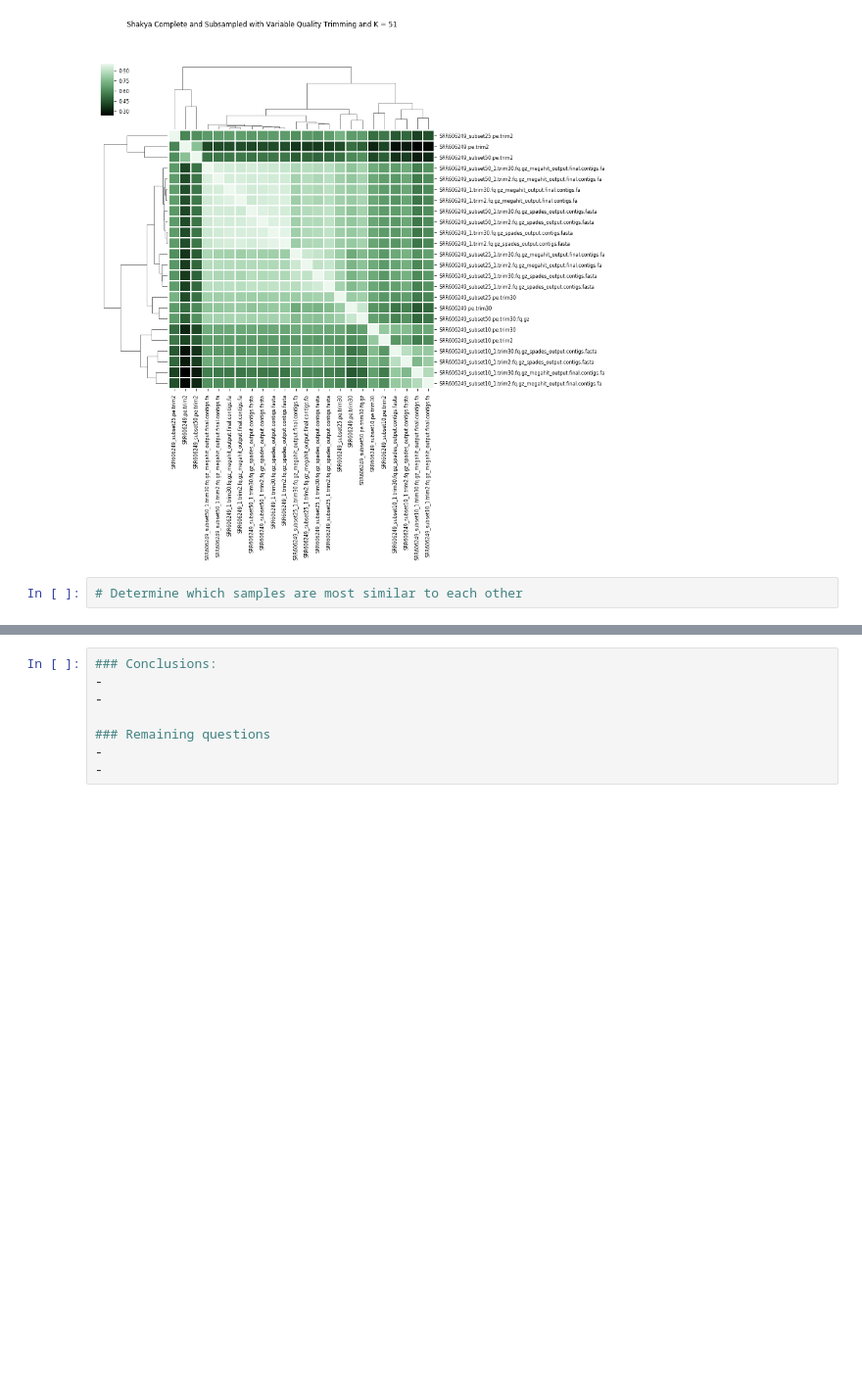
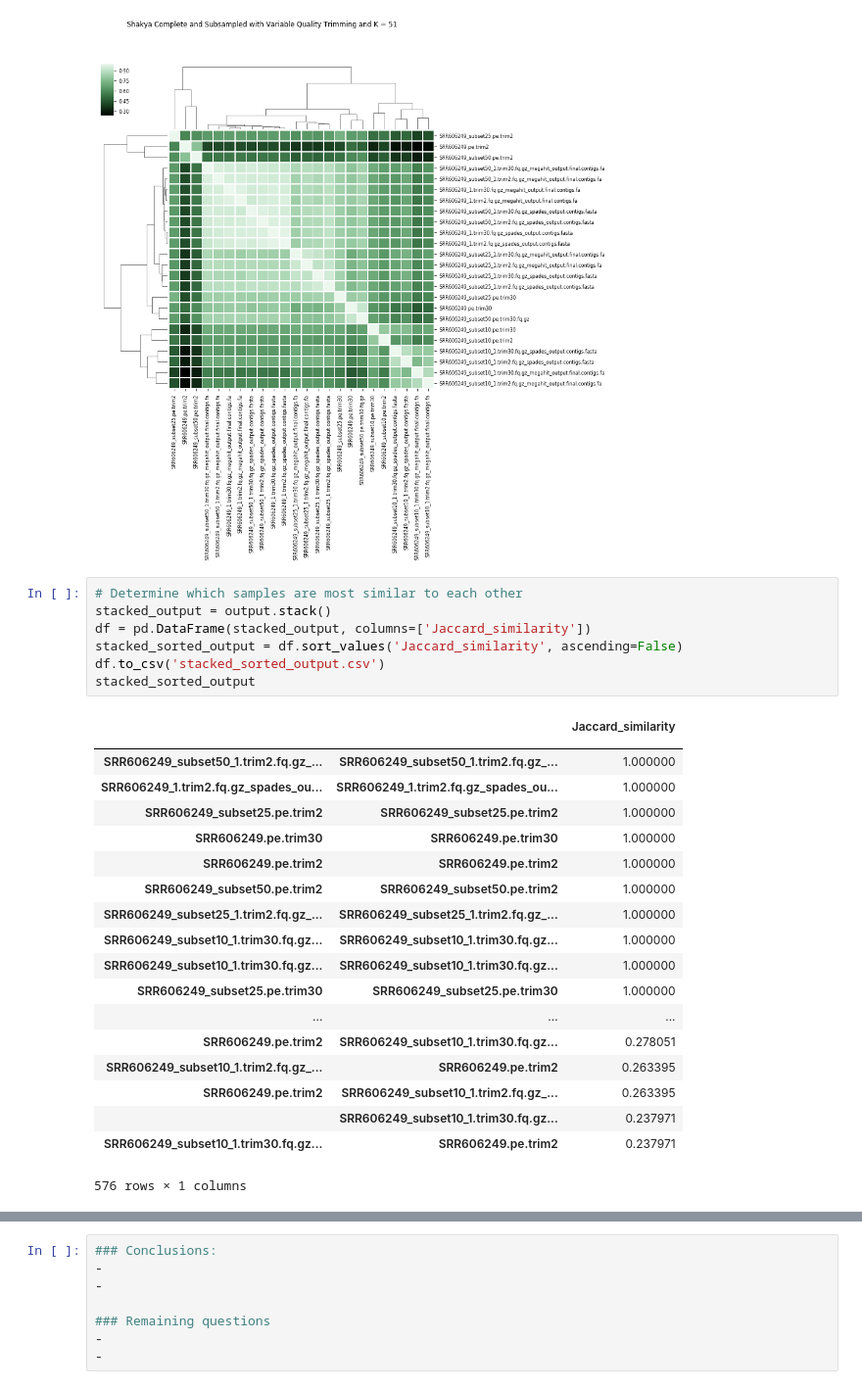
Before and after one commit to dahak-metagenomics/dahak, a Jupyter notebook: workflows/comparison/Metagenome_kmer_content_comparison.ipynb, the cells around one changed output, grey strips where cells are left out. Shown at 98% size. Saved outputs shown, nothing was run; the diff lists cells and outputs as text; blank space fills up the shorter version.

```diff
--- a/workflows/comparison/Metagenome_kmer_content_comparison.ipynb
+++ b/workflows/comparison/Metagenome_kmer_content_comparison.ipynb
@@ -186,3 +212,28 @@ Text(0.5,0.98,'Shakya Complete and Subsampled with Variable Quality Trimming and
 [figure]
 # %%
 # Determine which samples are most similar to each other
+stacked_output = output.stack()
+df = pd.DataFrame(stacked_output, columns=['Jaccard_similarity'])
+stacked_sorted_output = df.sort_values('Jaccard_similarity', ascending=False)
+df.to_csv('stacked_sorted_output.csv')
+stacked_sorted_output
+# %% [output]
+|  |  | Jaccard_similarity |
+|  |  |  |
+| SRR606249_subset50_1.trim2.fq.gz_... | SRR606249_subset50_1.trim2.fq.gz_... | 1.000000 |
+| SRR606249_1.trim2.fq.gz_spades_ou... | SRR606249_1.trim2.fq.gz_spades_ou... | 1.000000 |
+| SRR606249_subset25.pe.trim2 | SRR606249_subset25.pe.trim2 | 1.000000 |
+| SRR606249.pe.trim30 | SRR606249.pe.trim30 | 1.000000 |
+| SRR606249.pe.trim2 | SRR606249.pe.trim2 | 1.000000 |
+| SRR606249_subset50.pe.trim2 | SRR606249_subset50.pe.trim2 | 1.000000 |
+| SRR606249_subset25_1.trim2.fq.gz_... | SRR606249_subset25_1.trim2.fq.gz_... | 1.000000 |
+| SRR606249_subset10_1.trim30.fq.gz... | SRR606249_subset10_1.trim30.fq.gz... | 1.000000 |
+| SRR606249_subset10_1.trim30.fq.gz... | SRR606249_subset10_1.trim30.fq.gz... | 1.000000 |
+| SRR606249_subset25.pe.trim30 | SRR606249_subset25.pe.trim30 | 1.000000 |
+| ... | ... | ... |
+| SRR606249.pe.trim2 | SRR606249_subset10_1.trim30.fq.gz... | 0.278051 |
+| SRR606249_subset10_1.trim2.fq.gz_... | SRR606249.pe.trim2 | 0.263395 |
+| SRR606249.pe.trim2 | SRR606249_subset10_1.trim2.fq.gz_... | 0.263395 |
+|  | SRR606249_subset10_1.trim30.fq.gz... | 0.237971 |
+| SRR606249_subset10_1.trim30.fq.gz... | SRR606249.pe.trim2 | 0.237971 |
+576 rows × 1 columns
```
Also changed, not shown: parts of 22 cells of this notebook.
